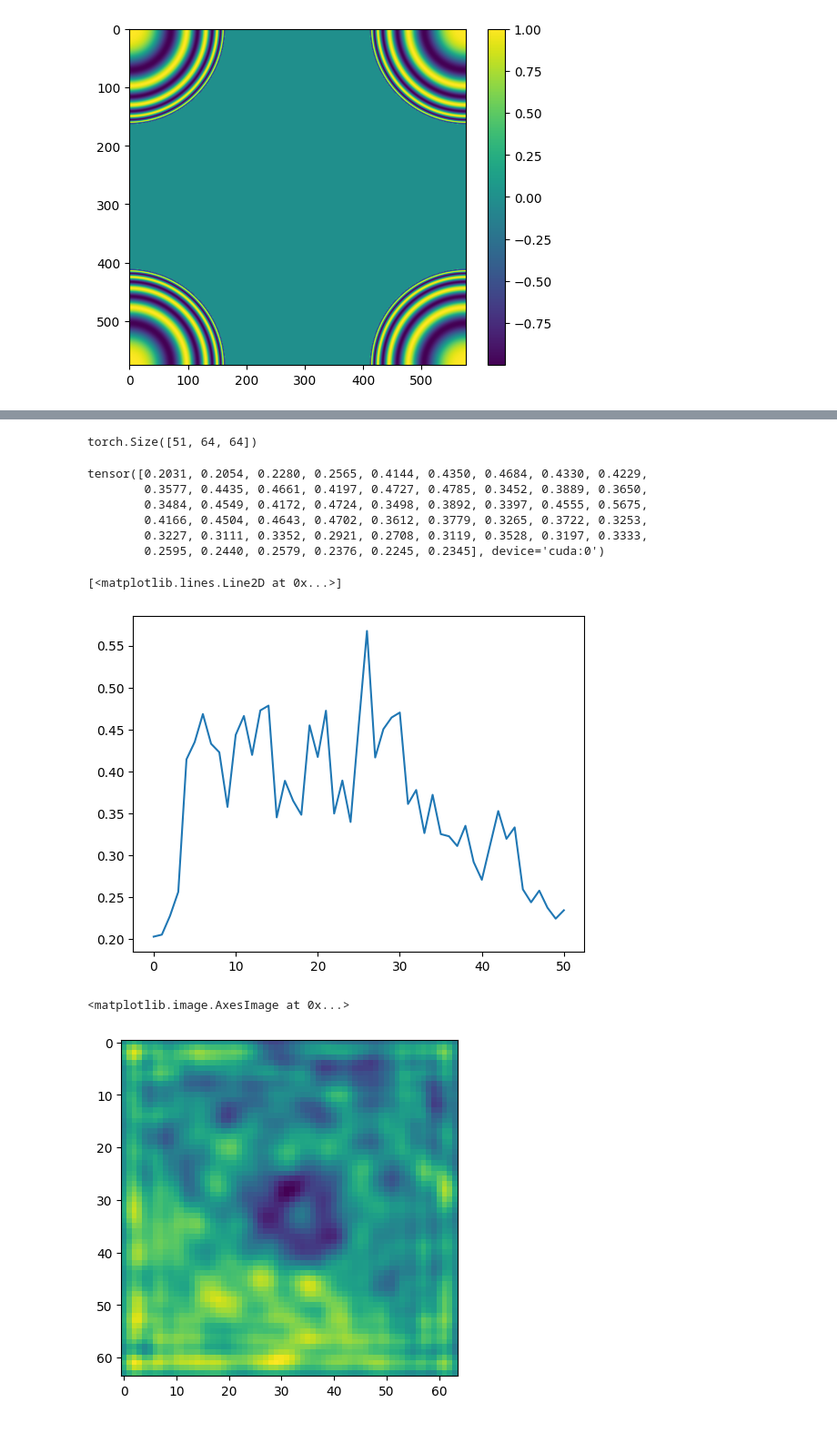
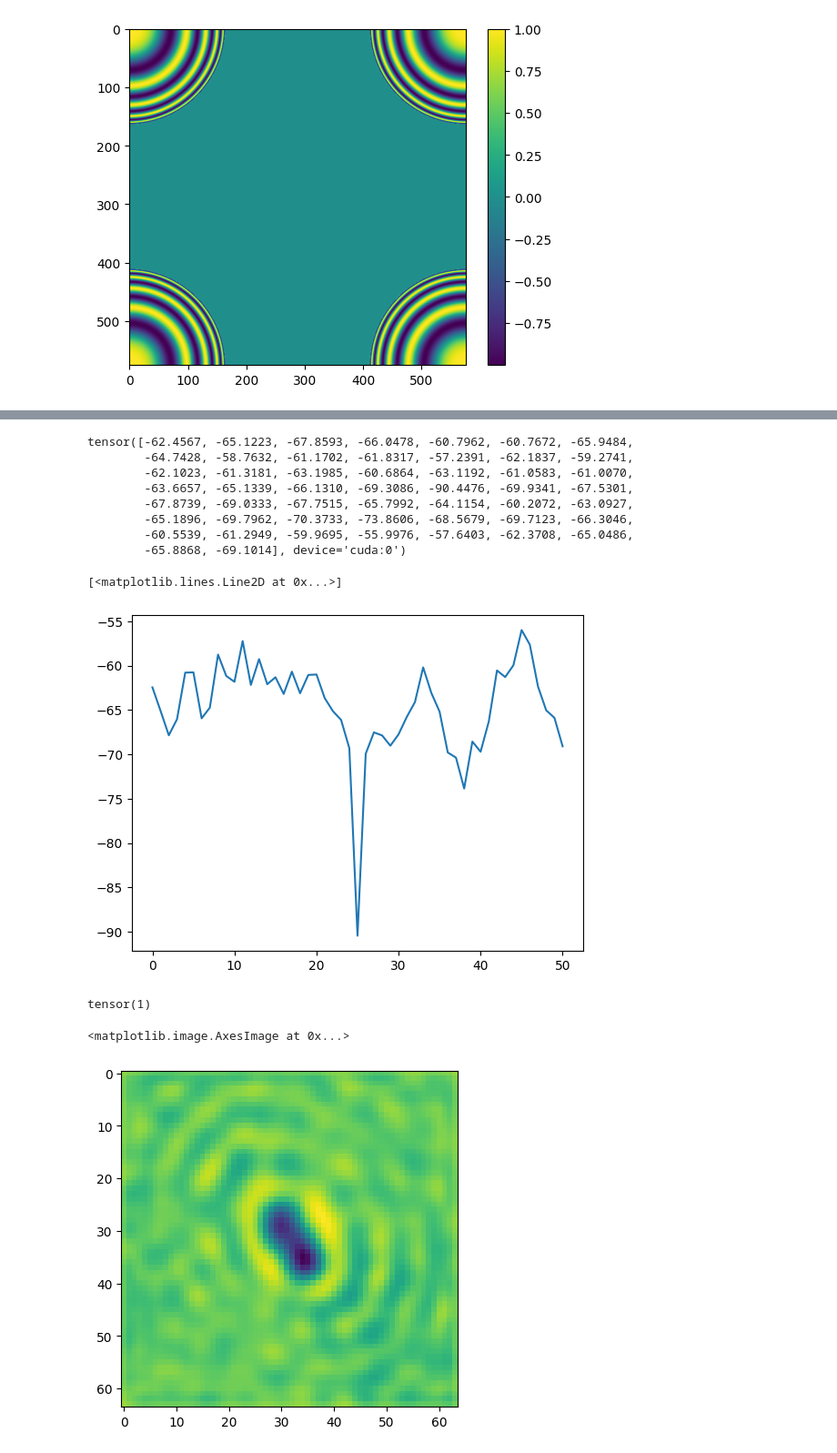
Before and after one commit to SkariZ/HoloRecPytorch, a Jupyter notebook: notebooks/test_prop.ipynb, the cells around one changed output, grey strips where cells are left out. Shown: that part at 91% size. Saved outputs shown, nothing was run; the diff lists cells and outputs as text; code cells hidden in the pictures.

```diff
--- a/notebooks/test_prop.ipynb
+++ b/notebooks/test_prop.ipynb
@@ -7,7 +7,7 @@ import numpy as np
 import matplotlib.pyplot as plt
 import torch
 # %%
-rois = 'C:/Users/Fredrik/Desktop/AnnotateTest/Results/Hcellsmay/dish1_compartment2_1/particles.npy'
+rois = 'C:/Users/Fredrik/Desktop/AnnotateTest/Results/600nmPsl_b/particles.npy'
 # %%
 rois = np.load(rois)
 # %%
@@ -54,23 +54,27 @@ for i in range(7):
 # %%
-rf, rc = P.find_focus_field(rois[0], criterion='max', criterion_pre='laplace', return_crit=True)
+rf, rc = P.find_focus_field(rois[2], criterion='sum', criterion_pre='laplace', crit_max = False, return_crit=True)
-# %% [output]
-torch.Size([51, 64, 64])
 # %%
 rc
 # %% [output]
-tensor([0.2031, 0.2054, 0.2280, 0.2565, 0.4144, 0.4350, 0.4684, 0.4330, 0.4229,
-        0.3577, 0.4435, 0.4661, 0.4197, 0.4727, 0.4785, 0.3452, 0.3889, 0.3650,
-        0.3484, 0.4549, 0.4172, 0.4724, 0.3498, 0.3892, 0.3397, 0.4555, 0.5675,
-        0.4166, 0.4504, 0.4643, 0.4702, 0.3612, 0.3779, 0.3265, 0.3722, 0.3253,
-        0.3227, 0.3111, 0.3352, 0.2921, 0.2708, 0.3119, 0.3528, 0.3197, 0.3333,
-        0.2595, 0.2440, 0.2579, 0.2376, 0.2245, 0.2345], device='cuda:0')
+tensor([-62.4567, -65.1223, -67.8593, -66.0478, -60.7962, -60.7672, -65.9484,
+        -64.7428, -58.7632, -61.1702, -61.8317, -57.2391, -62.1837, -59.2741,
+        -62.1023, -61.3181, -63.1985, -60.6864, -63.1192, -61.0583, -61.0070,
+        -63.6657, -65.1339, -66.1310, -69.3086, -90.4476, -69.9341, -67.5301,
+        -67.8739, -69.0333, -67.7515, -65.7992, -64.1154, -60.2072, -63.0927,
+        -65.1896, -69.7962, -70.3733, -73.8606, -68.5679, -69.7123, -66.3046,
+        -60.5539, -61.2949, -59.9695, -55.9976, -57.6403, -62.3708, -65.0486,
+        -65.8868, -69.1014], device='cuda:0')
 # %%
 plt.plot(rc.cpu().numpy())
 # %% [output]
 [<matplotlib.lines.Line2D at 0x...>]
-[figure, old version]
+[figure, new version]
+# %%
+torch.tensor(1).real
+# %% [output]
+tensor(1)
 # %%
-plt.imshow(rf.real.cpu().numpy())
+plt.imshow(rf.imag.cpu().numpy())
 # %% [output]
 <matplotlib.image.AxesImage at 0x...>
-[figure, old version]
+[figure, new version]
```
Also changed, not shown: parts of 3 cells of this notebook, 4 other files.
